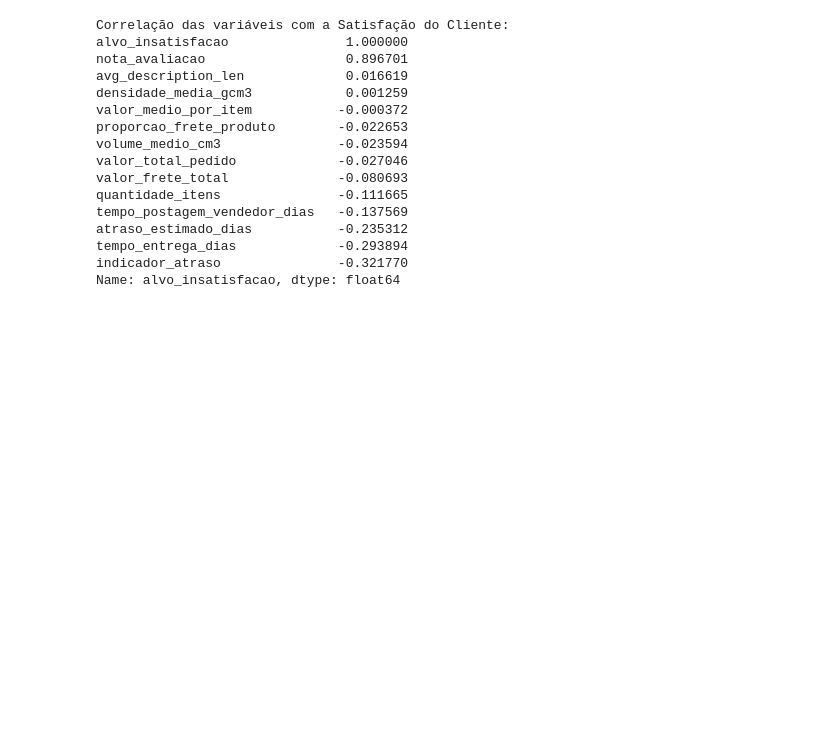
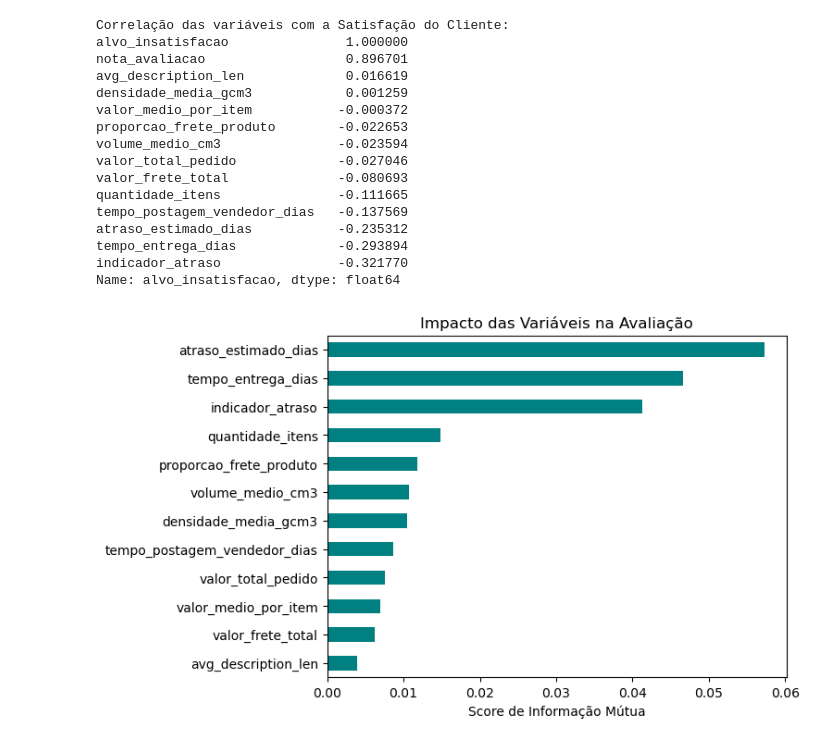
Before and after one commit to mvssilva/ecommerce-review-impact-study, a Jupyter notebook: main.ipynb, the cells around one changed output. Saved outputs shown, nothing was run; the diff lists cells and outputs as text; code cells hidden in the pictures; blank space fills up the shorter version.

Commit message:
add mutual_info e k_select

```diff
--- a/main.ipynb
+++ b/main.ipynb
@@ -379,3 +379,23 @@ atraso_estimado_dias           -0.235312
 tempo_entrega_dias             -0.293894
 indicador_atraso               -0.321770
 Name: alvo_insatisfacao, dtype: float64
+# %%
+from sklearn.feature_selection import mutual_info_classif
+import matplotlib.pyplot as plt
+
+#removendo colunas que não são relevantes
+cols_to_drop = ['uf_cliente', 'cidade_cliente', 'id_pedido', 'id_cliente', 'data_compra']
+X = df_master.drop(columns= cols_to_drop + ['nota_avaliacao', 'alvo_insatisfacao'])
+y = df_master['alvo_insatisfacao']
+
+# 3. Calcular Informação Mútua
+importances = mutual_info_classif(X, y, discrete_features='auto', random_state=42)
+
+# 4. Visualização
+feature_importances = pd.Series(importances, index=X.columns)
+feature_importances.sort_values(ascending=True).plot(kind='barh', color='teal')
+plt.title('Impacto das Variáveis na Avaliação')
+plt.xlabel('Score de Informação Mútua')
+plt.show()
+# %% [output]
+[figure, added]
```
Also changed, not shown: parts of 1 cell of this notebook.
